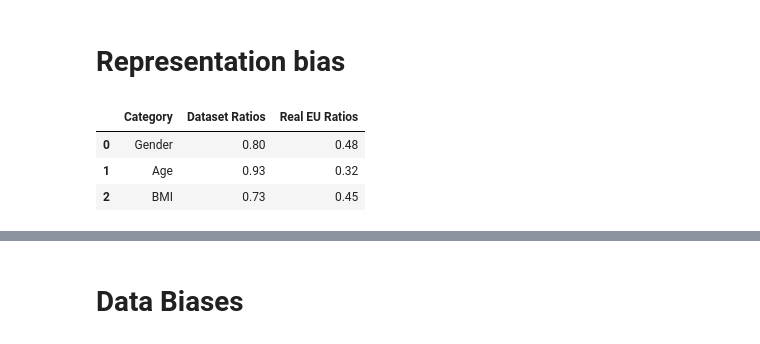
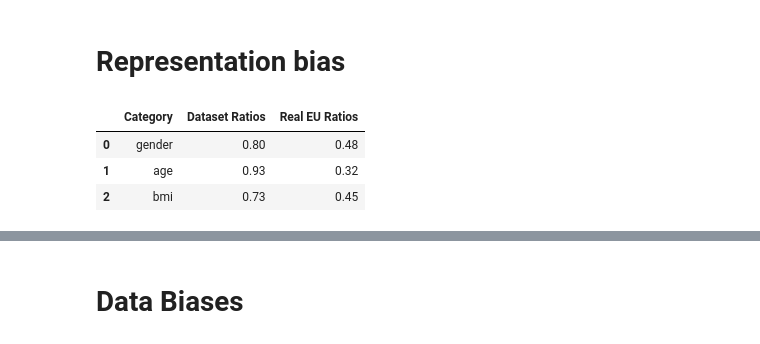
Before and after one commit to kcristinaa/-un-fairness-evaluation, a Jupyter notebook: notebooks_fairness_evaluation/wesad_fairness.ipynb, the cells around one changed output, grey strips where cells are left out. Saved outputs shown, nothing was run; the diff lists cells and outputs as text; code cells hidden in the pictures.

```diff
--- a/notebooks_fairness_evaluation/wesad_fairness.ipynb
+++ b/notebooks_fairness_evaluation/wesad_fairness.ipynb
@@ -75,18 +75,18 @@ results_df
 # Representation bias
 # %%
 ratios = {
-    'Category': ['Gender', 'Age', 'BMI'],
+    'Category': ['gender', 'age', 'bmi'],
     'Dataset Ratios': [0.8, 0.93, 0.73], # male, below 30, normal
     'Real EU Ratios': [0.48, 0.32, 0.45] # male, below 30, normal
 }
 
 ratios_df = pd.DataFrame(ratios)
 ratios_df
 # %% [output]
 |  | Category | Dataset Ratios | Real EU Ratios |
-| 0 | Gender | 0.80 | 0.48 |
-| 1 | Age | 0.93 | 0.32 |
-| 2 | BMI | 0.73 | 0.45 |
+| 0 | gender | 0.80 | 0.48 |
+| 1 | age | 0.93 | 0.32 |
+| 2 | bmi | 0.73 | 0.45 |
 # %%
 plt.figure(figsize=(15, 5))
 
```
Also changed, not shown: parts of 8 cells of this notebook, 10 other files.
